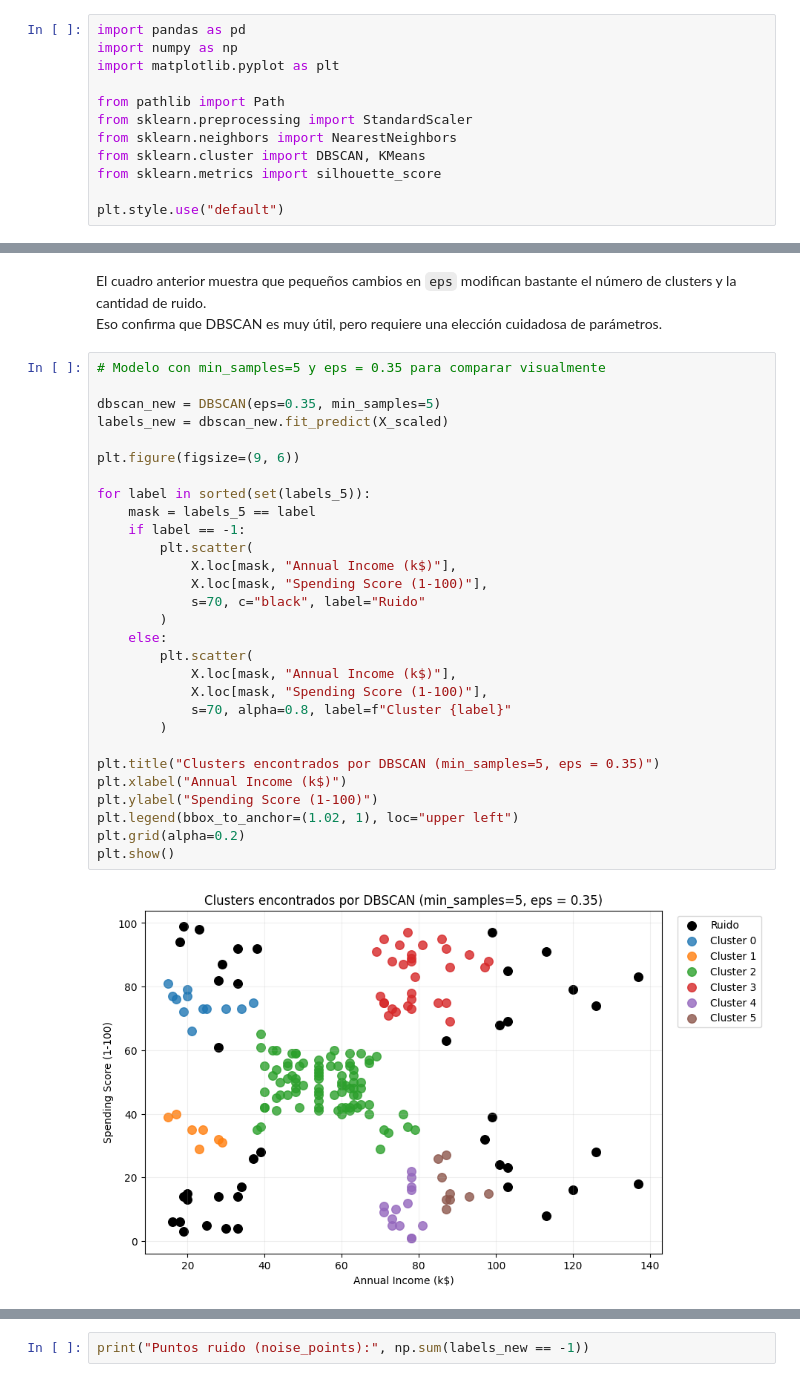
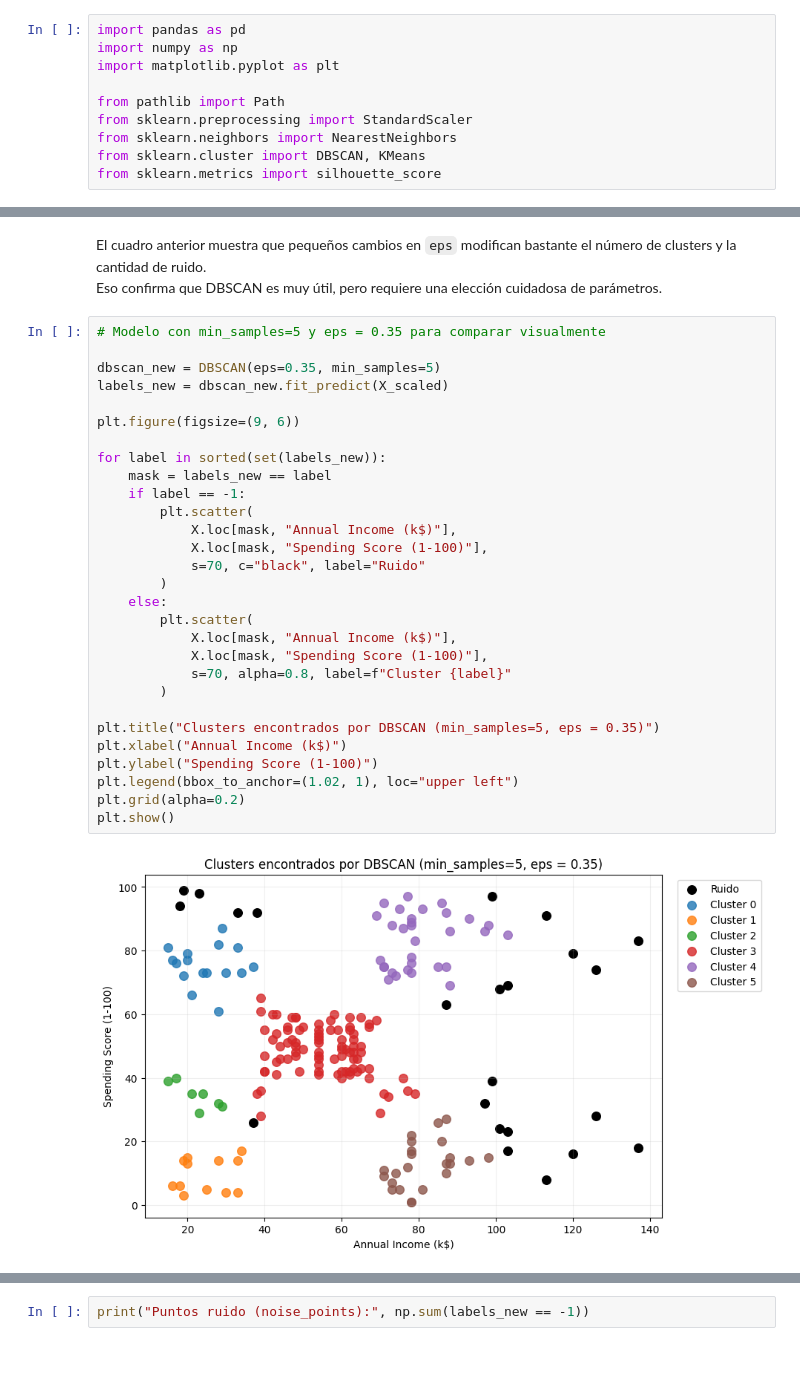
Before and after one commit to Manuel-Carreno/DBSCAN_expo, a Jupyter notebook: DBSCAN_terminado.ipynb, the cells around one changed output, grey strips where cells are left out. Saved outputs shown, nothing was run; the diff lists cells and outputs as text.

```diff
--- a/DBSCAN_terminado.ipynb
+++ b/DBSCAN_terminado.ipynb
@@ -88,8 +88,6 @@ from sklearn.preprocessing import StandardScaler
 from sklearn.neighbors import NearestNeighbors
 from sklearn.cluster import DBSCAN, KMeans
 from sklearn.metrics import silhouette_score
-
-plt.style.use("default")
 # %%
 df = pd.read_csv("data\Mall_Customers.csv")
 df.head()
@@ -346,33 +328,33 @@ Eso confirma que DBSCAN es muy útil, pero requiere una elección cuidadosa de p
 # %%
 # Modelo con min_samples=5 y eps = 0.35 para comparar visualmente
 
 dbscan_new = DBSCAN(eps=0.35, min_samples=5)
 labels_new = dbscan_new.fit_predict(X_scaled)
 
 plt.figure(figsize=(9, 6))
 
-for label in sorted(set(labels_5)):
-    mask = labels_5 == label
+for label in sorted(set(labels_new)):
+    mask = labels_new == label
     if label == -1:
         plt.scatter(
             X.loc[mask, "Annual Income (k$)"],
             X.loc[mask, "Spending Score (1-100)"],
             s=70, c="black", label="Ruido"
         )
     else:
         plt.scatter(
             X.loc[mask, "Annual Income (k$)"],
             X.loc[mask, "Spending Score (1-100)"],
             s=70, alpha=0.8, label=f"Cluster {label}"
         )
 
 plt.title("Clusters encontrados por DBSCAN (min_samples=5, eps = 0.35)")
 plt.xlabel("Annual Income (k$)")
 plt.ylabel("Spending Score (1-100)")
 plt.legend(bbox_to_anchor=(1.02, 1), loc="upper left")
 plt.grid(alpha=0.2)
 plt.show()
 # %% [output]
-[figure, old version]
+[figure, new version]
 # %% [markdown]
 ### Interpretación
```
Also changed, not shown: parts of 3 cells of this notebook.
